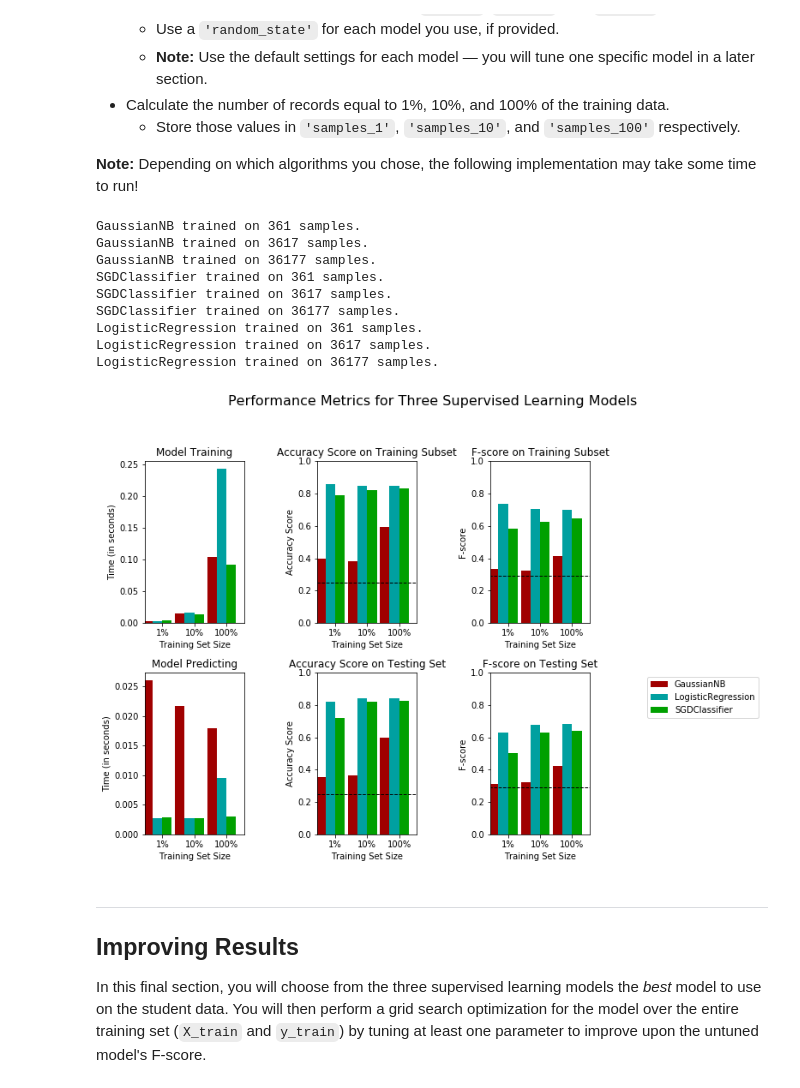
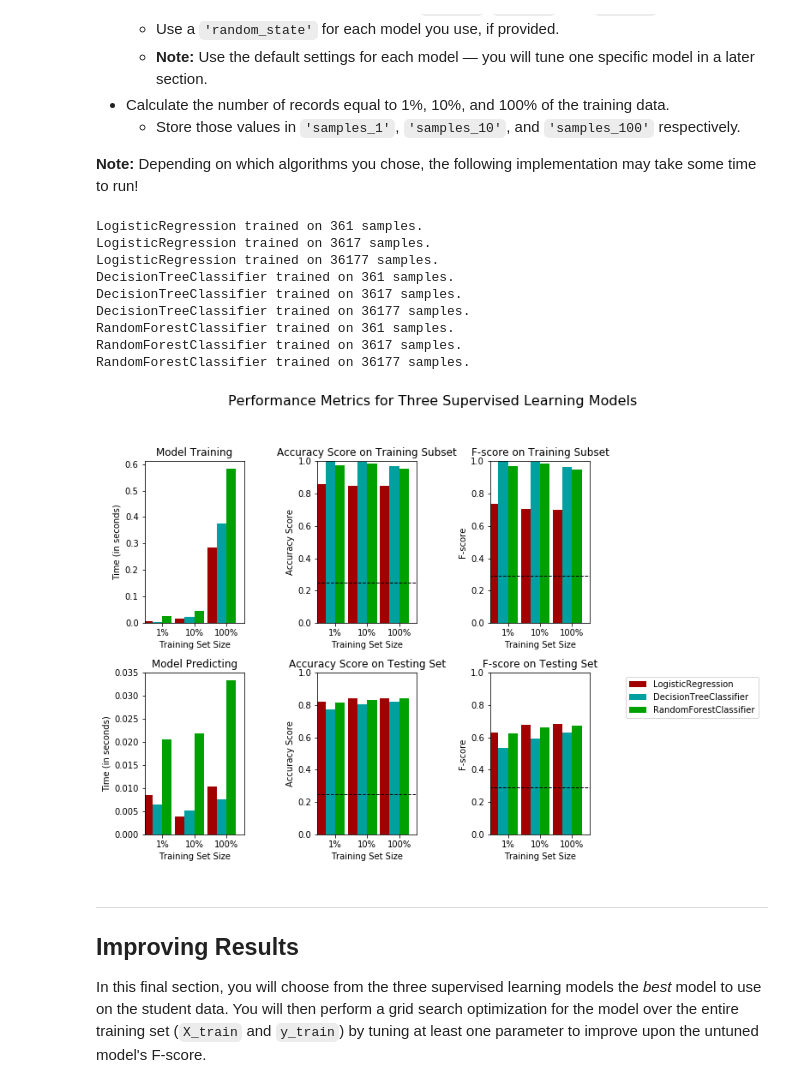
Before and after one commit to codebydavid/ml_projects, a Jupyter notebook: finding_donors/finding_donors.ipynb, the cells around one changed output. Saved outputs shown, nothing was run; the diff lists cells and outputs as text; code cells hidden in the pictures.

```diff
--- a/finding_donors/finding_donors.ipynb
+++ b/finding_donors/finding_donors.ipynb
@@ -399,43 +399,50 @@ In the code cell, you will need to implement the following:
 # TODO: Import the three supervised learning models from sklearn
 from sklearn.naive_bayes import GaussianNB
 from sklearn.linear_model import SGDClassifier
 from sklearn.linear_model import LogisticRegression
 
+from sklearn.tree import DecisionTreeClassifier
+from sklearn.svm import SVC
+from sklearn.ensemble import RandomForestClassifier
+
 # TODO: Initialize the three models
-clf_A = GaussianNB()
-clf_B = SGDClassifier()
-clf_C = LogisticRegression()
+#clf_A = GaussianNB()
+#clf_A = SVC()
+clf_A = LogisticRegression()
+clf_B = DecisionTreeClassifier(random_state=0)
+#clf_B = SGDClassifier()
+clf_C = RandomForestClassifier(n_estimators=10)
 
 # TODO: Calculate the number of samples for 1%, 10%, and 100% of the training data
 # HINT: samples_100 is the entire training set i.e. len(y_train)
 # HINT: samples_10 is 10% of samples_100 (ensure to set the count of the values to be `int` and not `float`)
 # HINT: samples_1 is 1% of samples_100 (ensure to set the count of the values to be `int` and not `float`)
 samples_100 = len(y_train)
 samples_10 = int(samples_100 / 10)
 samples_1 = int(samples_100 / 100)
 
 # Collect results on the learners
 results = {}
 for clf in [clf_A, clf_B, clf_C]:
     clf_name = clf.__class__.__name__
     results[clf_name] = {}
     for i, samples in enumerate([samples_1, samples_10, samples_100]):
         results[clf_name][i] = \
         train_predict(clf, samples, X_train, y_train, X_test, y_test)
 
 # Run metrics visualization for the three supervised learning models chosen
 vs.evaluate(results, accuracy, fscore)
 # %% [output]
-GaussianNB trained on 361 samples.
-GaussianNB trained on 3617 samples.
-GaussianNB trained on 36177 samples.
-SGDClassifier trained on 361 samples.
-SGDClassifier trained on 3617 samples.
-SGDClassifier trained on 36177 samples.
 LogisticRegression trained on 361 samples.
 LogisticRegression trained on 3617 samples.
 LogisticRegression trained on 36177 samples.
+DecisionTreeClassifier trained on 361 samples.
+DecisionTreeClassifier trained on 3617 samples.
+DecisionTreeClassifier trained on 36177 samples.
+RandomForestClassifier trained on 361 samples.
+RandomForestClassifier trained on 3617 samples.
+RandomForestClassifier trained on 36177 samples.
-[figure, old version]
+[figure, new version]
 # %% [markdown]
 ----
 ## Improving Results
```
Also changed, not shown: parts of 14 cells of this notebook.
